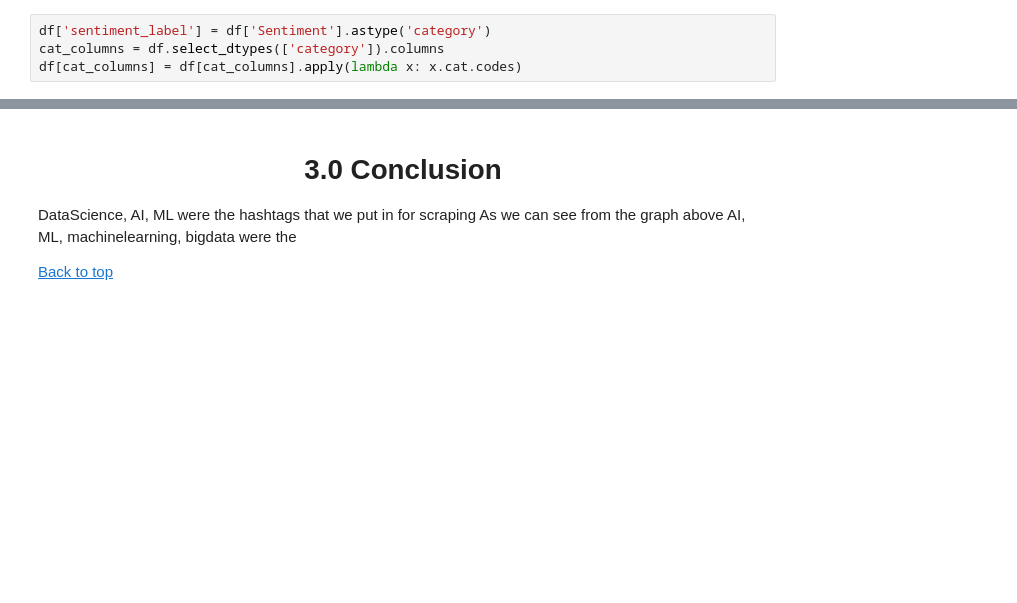
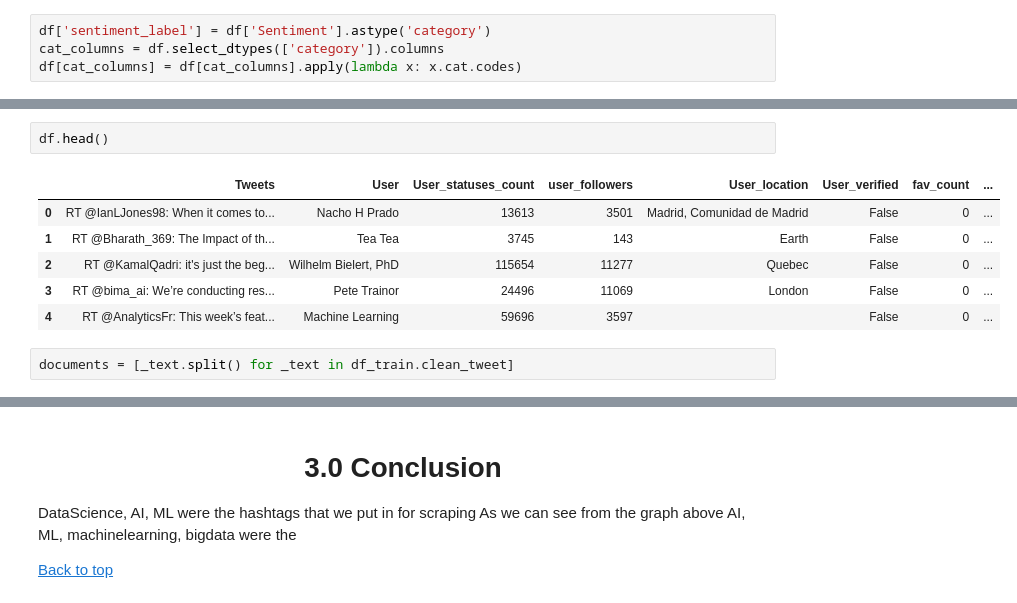
Before and after one commit to ManaliSharma/Umbrella_Academy, a Jupyter notebook: Umbrella_Academy_INFO6105_Project/Umbrella_Academy_INFO6105_Sentiment_Analysis.ipynb, the cells around one changed output, grey strips where cells are left out. Drawn from its saved outputs; the diff is of its cells as text; blank space fills up the shorter version.

```diff
--- a/Umbrella_Academy_INFO6105_Project/Umbrella_Academy_INFO6105_Sentiment_Analysis.ipynb
+++ b/Umbrella_Academy_INFO6105_Project/Umbrella_Academy_INFO6105_Sentiment_Analysis.ipynb
@@ -433,0 +584,11 @@ plt.show()
+# %%
+df.head()
+# %% [output]
+|  | Tweets | User | User_statuses_count | user_followers | User_location | User_verified | fav_count | ... |
+| 0 | RT @IanLJones98: When it comes to... | Nacho H Prado | 13613 | 3501 | Madrid, Comunidad de Madrid | False | 0 | ... |
+| 1 | RT @Bharath_369: The Impact of th... | Tea Tea | 3745 | 143 | Earth | False | 0 | ... |
+| 2 | RT @KamalQadri: it's just the beg... | Wilhelm Bielert, PhD | 115654 | 11277 | Quebec | False | 0 | ... |
+| 3 | RT @bima_ai: We’re conducting res... | Pete Trainor | 24496 | 11069 | London | False | 0 | ... |
+| 4 | RT @AnalyticsFr: This week’s feat... | Machine Learning | 59696 | 3597 |  | False | 0 | ... |
+# %%
+documents = [_text.split() for _text in df_train.clean_tweet]
```
Also changed, not shown: parts of 71 cells of this notebook, 16 other files.
